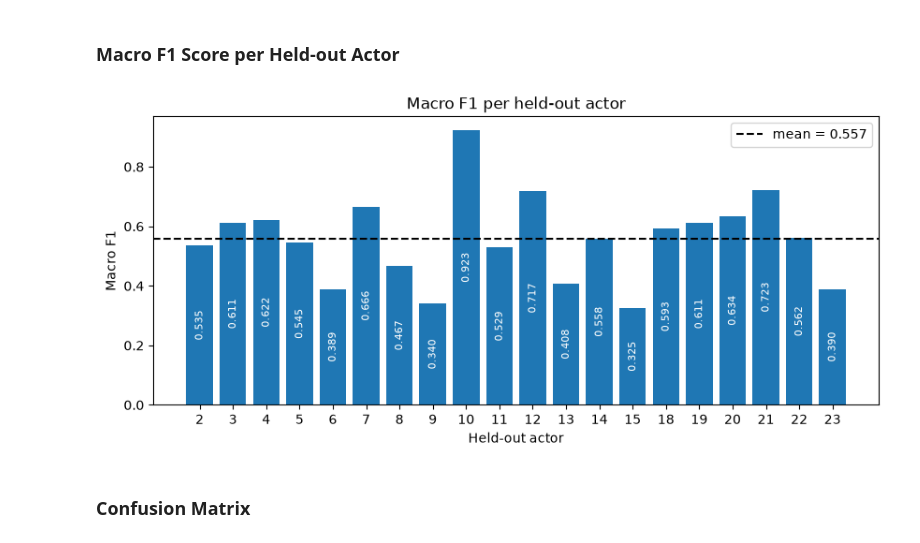
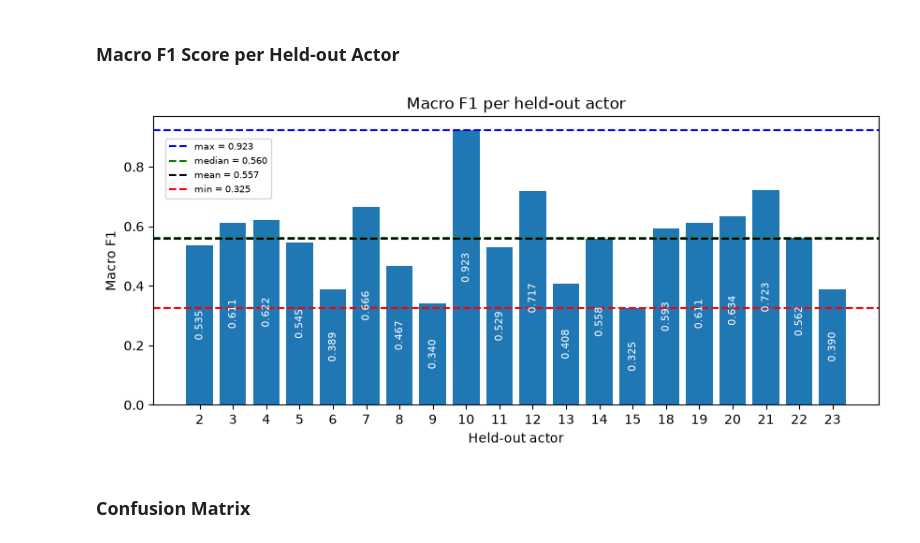
Before and after one commit to migasantunes/Emotion_Recognition, a Jupyter notebook: notebooks/04_evaluation.ipynb, the cells around one changed output. Drawn from its saved outputs; the diff is of its cells as text; code cells hidden in the pictures.

```diff
--- a/notebooks/04_evaluation.ipynb
+++ b/notebooks/04_evaluation.ipynb
@@ -107,18 +106,24 @@ results_group
 # %%
 df_plot = per_fold_results_group.sort_values("held_out_actor")
 mean_f1 = df_plot["macro_f1"].mean()
+min_f1 = df_plot["macro_f1"].min()
+median_f1 = df_plot["macro_f1"].median()
+max_f1 = df_plot["macro_f1"].max()
 
 fig, ax = plt.subplots(figsize=(10, 4))
 bars = ax.bar(df_plot["held_out_actor"].astype(str), df_plot["macro_f1"])
 ax.bar_label(bars, fmt="%.3f", label_type="center", color="white", fontsize=8, rotation=90)
+ax.axhline(max_f1, color="blue", linestyle="--", label=f"max = {max_f1:.3f}")
+ax.axhline(median_f1, color="green", linestyle="--", label=f"median = {median_f1:.3f}")
 ax.axhline(mean_f1, color="black", linestyle="--", label=f"mean = {mean_f1:.3f}")
+ax.axhline(min_f1, color="red", linestyle="--", label=f"min = {min_f1:.3f}")
 ax.set_xlabel("Held-out actor")
 ax.set_ylabel("Macro F1")
 ax.set_title("Macro F1 per held-out actor")
-ax.legend()
+ax.legend(fontsize=7, loc="upper left", bbox_to_anchor=(0.01, 0.94))
 plt.show()
 # %% [output]
-[figure, old version]
+[figure, new version]
 # %% [markdown]
 ### Confusion Matrix
 # %%
```
Also changed, not shown: parts of 5 cells of this notebook, 1 other file.
